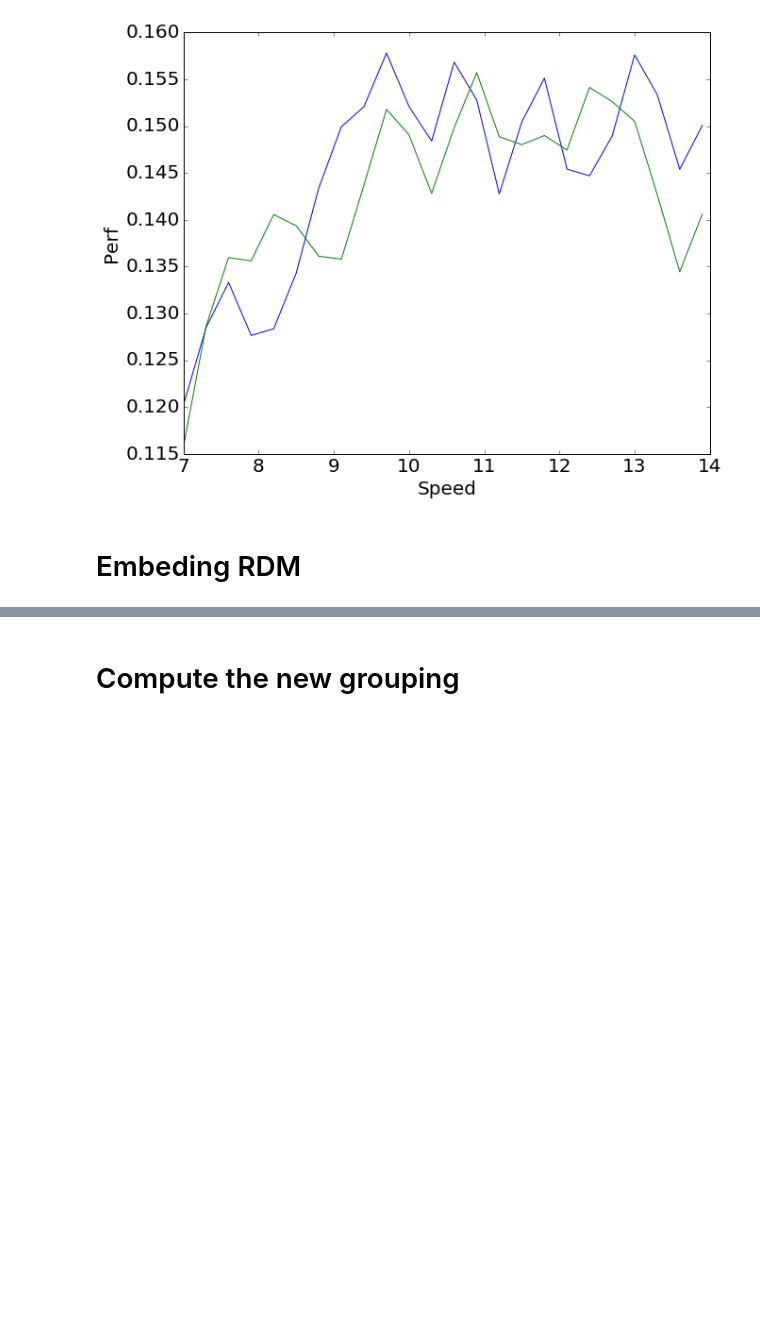
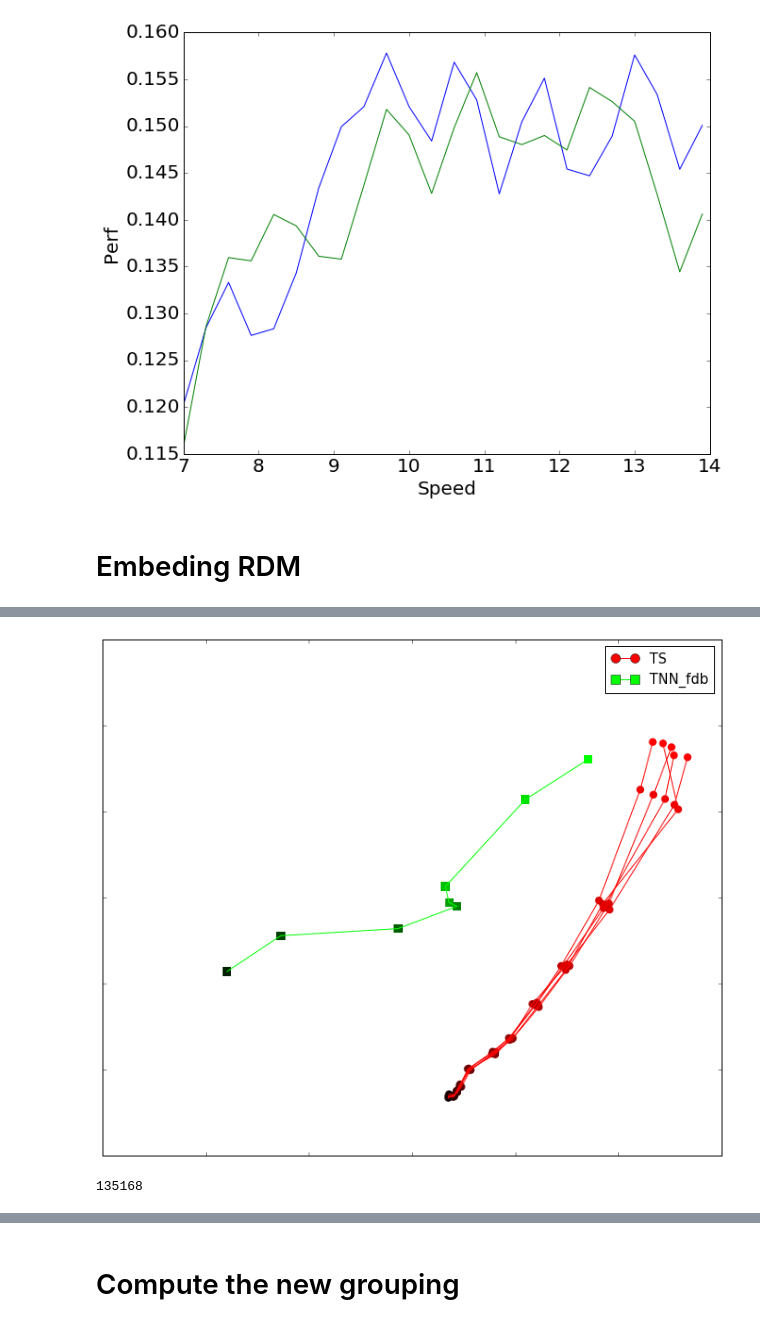
Before and after one commit to neuroailab/barrel, a Jupyter notebook: ipython_note_anlys/Response_analysis.ipynb, the cells around one changed output, grey strips where cells are left out. Drawn from its saved outputs; the diff is of its cells as text; code cells hidden in the pictures; blank space fills up the shorter version.

```diff
--- a/ipython_note_anlys/Response_analysis.ipynb
+++ b/ipython_note_anlys/Response_analysis.ipynb
@@ -840,0 +940,67 @@ draw_RDM_embeding([temp_spa_path_list, fdb_path_list], [temp_spa_setting, fdb_se
+# %%
+all_path_list = []
+all_setting_list = []
+
+for seed in xrange(5):
+    temp_spa_list = ['conv1_0', 'conv2_0', 'conv3_0', 'conv4_0', 'conv5_0', 'conv6_0',
+                     'conv7_0', 'conv8_0', 'conv9_0', 'conv10_0', 'fc11_0', 'fc12_0']
+    temp_spa_path_list = [os.path.join('/mnt/fs0/chengxuz/Data/nd_response/temp_spa_RDMs_s%i_obj/' % seed,
+                                       'RDM_%s.hdf5' % v) for v in temp_spa_list]
+
+    temp_spa_setting = {'c': (1,0,0), 'marker': 'o', 's': 70, 'label': 'TS'}
+    if seed>0:
+        temp_spa_setting['add_label'] = False
+
+    all_path_list.append(temp_spa_path_list)
+    all_setting_list.append(temp_spa_setting)
+
+fdb_list = ['conv1_21', 'conv2_21', 'conv3_21', 'conv4_21', 'conv5_21',
+            'conv6_21', 'fc7_21', 'fc8_21']
+fdb_path_list = [os.path.join('/mnt/fs0/chengxuz/Data/nd_response/fdb_RDMs_obj/', 'RDM_%s.hdf5' % v) for v in fdb_list]
+fdb_setting = {'c': (0,1,0), 'marker': 's', 's': 90, 'label': 'TNN_fdb'}
+
+all_path_list.append(fdb_path_list)
+all_setting_list.append(fdb_setting)
+
+spatemp_list = ['conv1_0', 'conv2_0', 'conv3_0', 'conv4_0', 'conv5_0',
+            'fc6_0', 'fc7_0']
+spatemp_path_list = [os.path.join('/mnt/fs0/chengxuz/Data/nd_response/spatemp_sm2_RDMs_obj/', 'RDM_%s.hdf5' % v) for v in spatemp_list]
+spatemp_setting = {'c': (0,0,1), 'marker': '*', 's': 130, 'label': 'BM'}
+
+#all_path_list.append(spatemp_path_list)
+#all_setting_list.append(spatemp_setting)
+
+
+spa_temp_list = ['conv1_11_22', 'conv2_11_22', 'conv3_11_22', 'conv4_11_22', 'conv5_11_22', 'conv6_11_22',
+                'conv7_0', 'conv8_0', 'conv9_0', 'conv10_0', 'conv11_0', 'conv12_0',
+                'fc13_0']
+spa_temp_path_list = [os.path.join('/mnt/fs0/chengxuz/Data/nd_response/spa_temp_RDMs_obj/', 'RDM_%s.hdf5' % v) for v in spa_temp_list]
+spa_temp_setting = {'c': (0,1,1), 'marker': 'v', 's': 90, 'label': 'ST'}
+
+#all_path_list.append(spa_temp_path_list)
+#all_setting_list.append(spa_temp_setting)
+
+fdb_ave_list = ['conv1_11_22', 'conv2_11_22', 'conv3_11_22', 'conv4_11_22', 'conv5_11_22',
+            'conv6_11_22', 'fc7_11_22', 'fc8_11_22']
+fdb_ave_path_list = [os.path.join('/mnt/fs0/chengxuz/Data/nd_response/fdb_RDMs_obj/', 'RDM_%s.hdf5' % v) for v in fdb_ave_list]
+fdb_ave_setting = {'c': (1,1,0), 'marker': '^', 's': 90, 'label': 'fdb_ave'}
+
+#all_path_list.append(fdb_ave_path_list)
+#all_setting_list.append(fdb_ave_setting)
+
+fdb_concat_list = ['conv1_concat11_22', 'conv2_concat11_22', 'conv3_concat11_22', 'conv4_concat11_22', 'conv5_concat11_22',
+            'conv6_concat11_22', 'fc7_concat11_22', 'fc8_concat11_22']
+fdb_concat_path_list = [os.path.join('/mnt/fs0/chengxuz/Data/nd_response/fdb_RDMs_obj/', 'RDM_%s.hdf5' % v) for v in fdb_concat_list]
+fdb_concat_setting = {'c': (1,0,1), 'marker': 'p', 's': 90, 'label': 'fdb_concat'}
+
+#all_path_list.append(fdb_concat_path_list)
+#all_setting_list.append(fdb_concat_setting)
+
+
+dis_mat_objRDM = draw_RDM_embeding_pre(all_path_list, all_setting_list, mds_random_state = 1)
+# %% [output]
+[figure, added]
+# %%
+4*6*512*11
+# %% [output]
+135168
```
Also changed, not shown: parts of 12 cells of this notebook.
